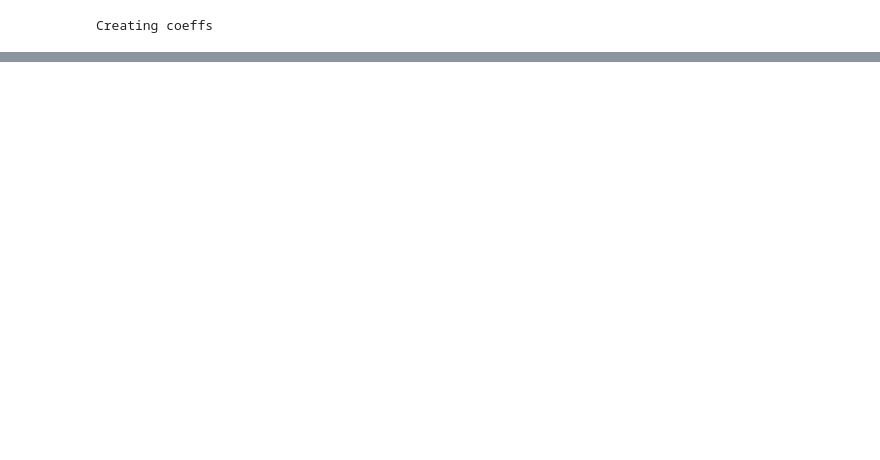
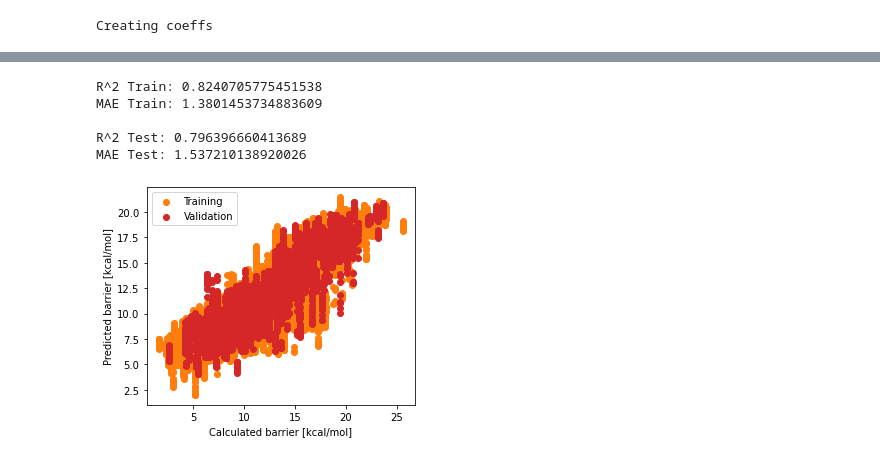
Before and after one commit to ju-leon/bachelor-thesis, a Jupyter notebook: code/Dscribe Encode.ipynb, the cells around one changed output, grey strips where cells are left out. Saved outputs shown, nothing was run; the diff lists cells and outputs as text; code cells hidden in the pictures; blank space fills up the shorter version.

```diff
--- a/code/Dscribe Encode.ipynb
+++ b/code/Dscribe Encode.ipynb
@@ -617 +113,6 @@ print(len(features_soap[0]))
+# %%
+trainX = trainX.reshape(-1, features_soap.shape[2])
+testX = testX.reshape(-1, features_soap.shape[2])
+trainY = trainY.flatten()
+testY = testY.flatten()
 # %%
@@ -727,10 +141,8 @@ def plot_loss(history):
   plt.legend()
   plt.grid(True)
   plt.show()
-# %%
-(trainX_cnn, testX_cnn, trainY, testY) = train_test_split(features_cnn, labels, test_size=0.2, random_state=32)
 # %%
-inputs = tf.keras.Input(shape=(features_cnn.shape[1],))
+inputs = tf.keras.Input(shape=(trainX.shape[1],))
 
 x = tf.keras.layers.Dense(300, activation="relu", kernel_regularizer=regularizers.l2(0.05))(inputs)
 x = tf.keras.layers.Dropout(0.5)(x)
@@ -770,5 +182,5 @@ def step_decay(epoch):
    #print(lrate)
    return lrate
 # %%
-H = model_full.fit(x=trainX_cnn, y=trainY, validation_data=(testX_cnn, testY), epochs=800, batch_size=60, verbose=2, callbacks = [tf.keras.callbacks.LearningRateScheduler(step_decay)])
+H = model_full.fit(x=trainX, y=trainY, validation_data=(testX, testY), epochs=20, batch_size=60, verbose=2, callbacks = [tf.keras.callbacks.LearningRateScheduler(step_decay)])
 # %% [output]
@@ -796,24 +226,31 @@ plot_loss(H)
 # %%
-print("R^2 Train: " + str(reg_stats(trainY, model_full.predict(trainX_cnn), barrierScaler)[0]))
-print("MAE Train: " + str(reg_stats(trainY, model_full.predict(trainX_cnn), barrierScaler)[1]))
+print("R^2 Train: " + str(reg_stats(trainY, model_full.predict(trainX), barrierScaler)[0]))
+print("MAE Train: " + str(reg_stats(trainY, model_full.predict(trainX), barrierScaler)[1]))
 print("")
-print("R^2 Test: " + str(reg_stats(testY, model_full.predict(testX_cnn), barrierScaler)[0]))
-print("MAE Test: " + str(reg_stats(testY, model_full.predict(testX_cnn), barrierScaler)[1]))
+print("R^2 Test: " + str(reg_stats(testY, model_full.predict(testX), barrierScaler)[0]))
+print("MAE Test: " + str(reg_stats(testY, model_full.predict(testX), barrierScaler)[1]))
 
-train_y_pred = barrierScaler.inverse_transform(model_full.predict(trainX_cnn))
+train_y_pred = barrierScaler.inverse_transform(model_full.predict(trainX))
 train_y_real = barrierScaler.inverse_transform(trainY)
 
-test_y_pred = barrierScaler.inverse_transform(model_full.predict(testX_cnn))
+test_y_pred = barrierScaler.inverse_transform(model_full.predict(testX))
 test_y_real = barrierScaler.inverse_transform(testY)
 
 
 fig = plt.figure()
 ax = fig.add_subplot(111)
 ax.scatter(train_y_real, train_y_pred, marker="o", c="C1", label="Training")
 ax.scatter(test_y_real, test_y_pred, marker="o", c="C3", label="Validation")
 ax.set_aspect('equal')
 ax.set_xlabel("Calculated barrier [kcal/mol]")
 ax.set_ylabel("Predicted barrier [kcal/mol]")
 ax.legend(loc="upper left")
 
 plt.show()
+# %% [output]
+R^2 Train: 0.8240705775451538
+MAE Train: 1.3801453734883609
+
+R^2 Test: 0.796396660413689
+MAE Test: 1.537210138920026
+[figure, added]
```
Also changed, not shown: parts of 54 cells of this notebook.
